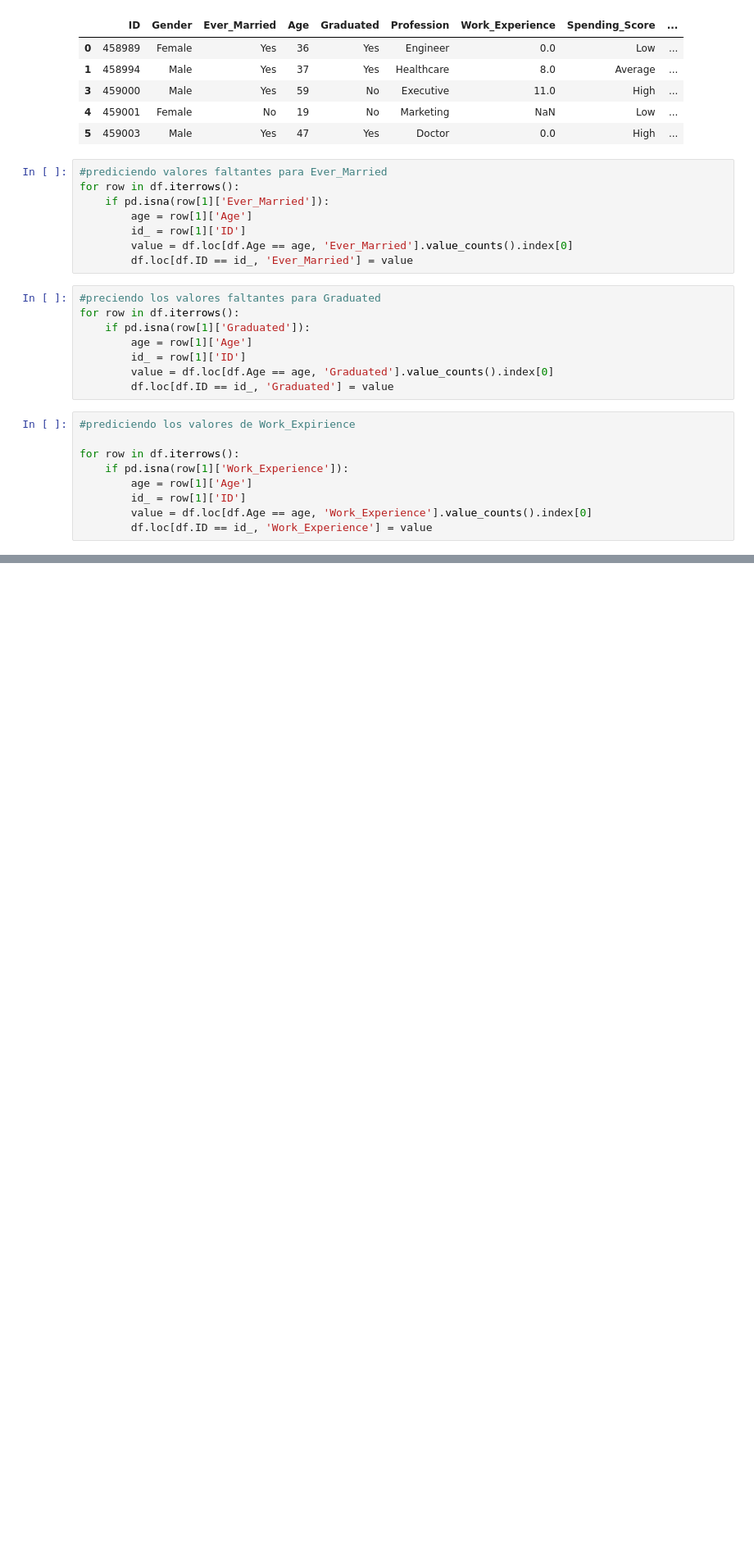
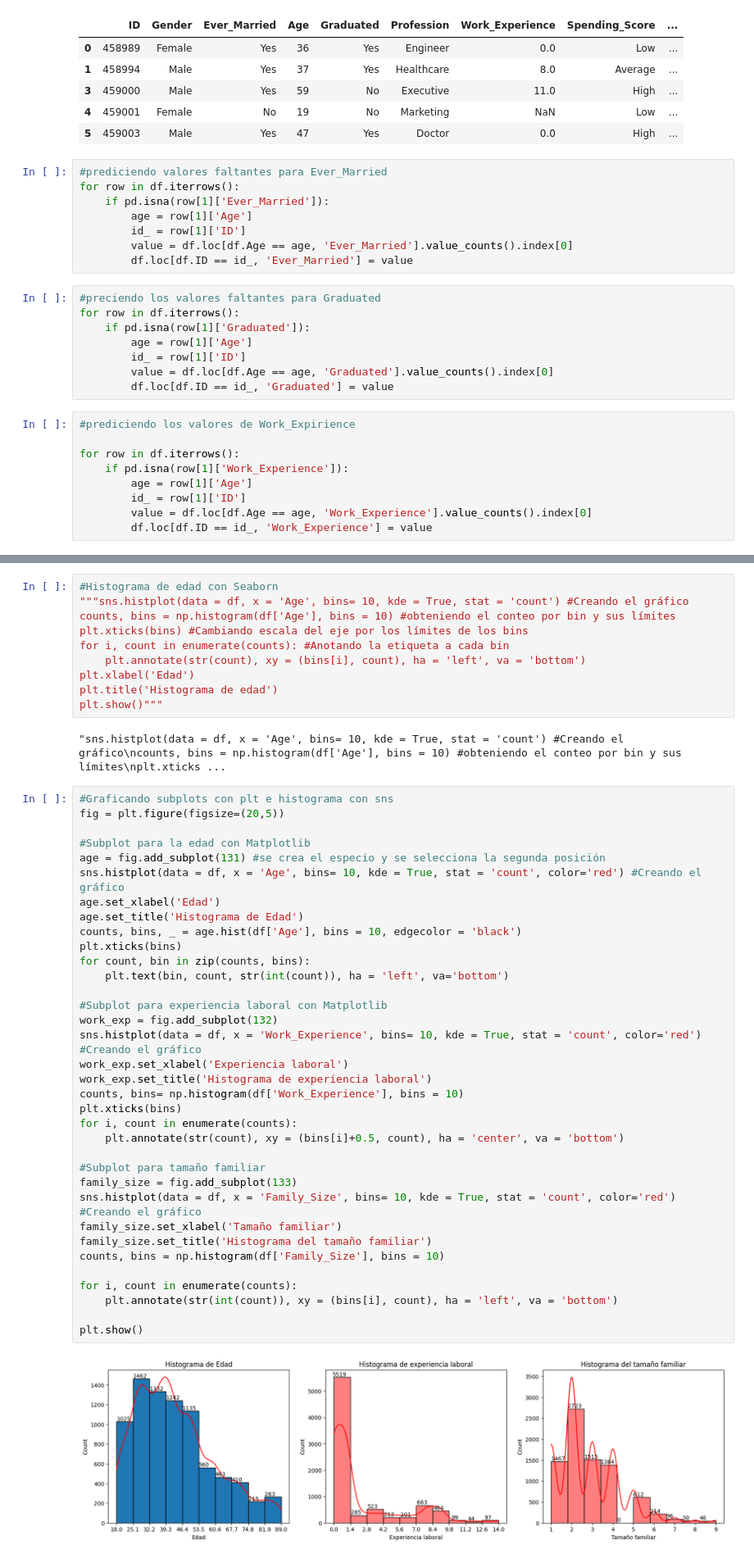
Before and after one commit to mccemiliani/Data_cleaning, a Jupyter notebook: Customer_segmentation.ipynb, the cells around one changed output, grey strips where cells are left out. Shown at 82% size. Cells and saved outputs as stored; diff of their text form; blank space fills up the shorter version.

```diff
--- a/Customer_segmentation.ipynb
+++ b/Customer_segmentation.ipynb
@@ -142,0 +260,49 @@ memory usage: 884.7+ KB
+# %%
+#Histograma de edad con Seaborn
+"""sns.histplot(data = df, x = 'Age', bins= 10, kde = True, stat = 'count') #Creando el gráfico
+counts, bins = np.histogram(df['Age'], bins = 10) #obteniendo el conteo por bin y sus límites
+plt.xticks(bins) #Cambiando escala del eje por los límites de los bins
+for i, count in enumerate(counts): #Anotando la etiqueta a cada bin
+    plt.annotate(str(count), xy = (bins[i], count), ha = 'left', va = 'bottom')
+plt.xlabel('Edad')
+plt.title('Histograma de edad')
+plt.show()"""
+# %% [output]
+"sns.histplot(data = df, x = 'Age', bins= 10, kde = True, stat = 'count') #Creando el gráfico\ncounts, bins = np.histogram(df['Age'], bins = 10) #obteniendo el conteo por bin y sus límites\nplt.xticks ...
+# %%
+#Graficando subplots con plt e histograma con sns
+fig = plt.figure(figsize=(20,5))
+
+#Subplot para la edad con Matplotlib
+age = fig.add_subplot(131) #se crea el especio y se selecciona la segunda posición
+sns.histplot(data = df, x = 'Age', bins= 10, kde = True, stat = 'count', color='red') #Creando el gráfico
+age.set_xlabel('Edad')
+age.set_title('Histograma de Edad')
+counts, bins, _ = age.hist(df['Age'], bins = 10, edgecolor = 'black')
+plt.xticks(bins)
+for count, bin in zip(counts, bins):
+    plt.text(bin, count, str(int(count)), ha = 'left', va='bottom')
+
+#Subplot para experiencia laboral con Matplotlib
+work_exp = fig.add_subplot(132)
+sns.histplot(data = df, x = 'Work_Experience', bins= 10, kde = True, stat = 'count', color='red') #Creando el gráfico
+work_exp.set_xlabel('Experiencia laboral')
+work_exp.set_title('Histograma de experiencia laboral')
+counts, bins= np.histogram(df['Work_Experience'], bins = 10)
+plt.xticks(bins)
+for i, count in enumerate(counts):
+    plt.annotate(str(count), xy = (bins[i]+0.5, count), ha = 'center', va = 'bottom')
+
+#Subplot para tamaño familiar
+family_size = fig.add_subplot(133)
+sns.histplot(data = df, x = 'Family_Size', bins= 10, kde = True, stat = 'count', color='red') #Creando el gráfico
+family_size.set_xlabel('Tamaño familiar')
+family_size.set_title('Histograma del tamaño familiar')
+counts, bins = np.histogram(df['Family_Size'], bins = 10)
+
+for i, count in enumerate(counts):
+    plt.annotate(str(int(count)), xy = (bins[i], count), ha = 'left', va = 'bottom')
+
+plt.show()
+# %% [output]
+[figure, added]
```
Also changed, not shown: parts of 14 cells of this notebook.
